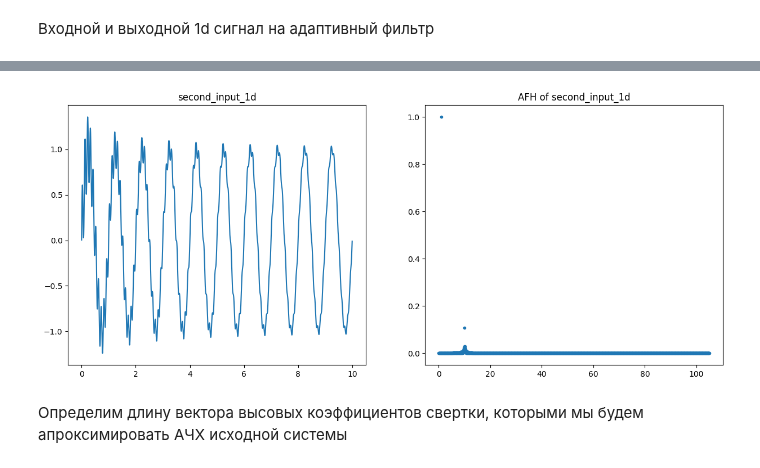
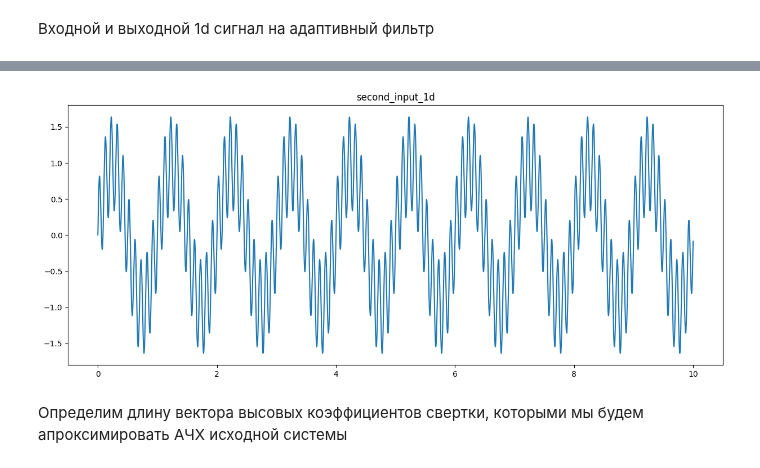
Before and after one commit to dd114/Adaptive-filter-1, a Jupyter notebook: Synthetic-signals.ipynb, the cells around one changed output, grey strips where cells are left out. Cells and saved outputs as stored; diff of their text form; code cells hidden in the pictures.

```diff
--- a/Synthetic-signals.ipynb
+++ b/Synthetic-signals.ipynb
@@ -100,11 +100,13 @@ number_of_point = 10000
 # number_of_point = first_input_1d.size
 t = np.linspace(0, right_bound, number_of_point, endpoint=False)
 # %%
-initial_weights_1d = np.array([0.1, 0.3, 0.5])
+initial_weights_1d = np.array([0.1, 0.3, 0.5, 0.4])
 # %%
-first_input_1d = 1 / (1 + t) * signal_1d(0.5, 10, 0, t)
-# first_input_1d = signal_1d(0.5, 10, 0, t)
+# first_input_1d = 1 / (1 + t) * signal_1d(0.5, 10, 0, t)
+first_input_1d = signal_1d(0.5, 10, 0, t)
 
-second_input_1d = signal_1d(1, 1, 0, t) + ps.processing_of_signal(first_input_1d, initial_weights_1d)
+noise = ps.processing_of_signal(first_input_1d, initial_weights_1d)
+
+second_input_1d = signal_1d(1, 1, 0, t) + noise
 # second_input_1d = ps.processing_of_signal(first_input_1d, initial_weights_1d)
 # %% [output]
@@ -130,21 +145,21 @@ plt.show()
 # %%
 plt.figure(figsize=(15, 6))
-plt.subplot(1, 2, 1)
+# plt.subplot(1, 2, 1)
 plt.plot(t, second_input_1d)
 plt.title("second_input_1d")
 # plt.show()
 
-freq_bound = 2100
-
-x = fftpack.rfftfreq(second_input_1d.size, right_bound / number_of_point)
-y = 2 * np.abs(fftpack.rfft(second_input_1d)) / second_input_1d.size
-
-plt.subplot(1, 2, 2)
-plt.plot(x[:freq_bound], y[:freq_bound], '.')
-plt.title("AFH of second_input_1d")
+# freq_bound = 2100
+#
+# x = fftpack.rfftfreq(second_input_1d.size, right_bound / number_of_point)
+# y = 2 * np.abs(fftpack.rfft(second_input_1d)) / second_input_1d.size
+#
+# plt.subplot(1, 2, 2)
+# plt.plot(x[:freq_bound], y[:freq_bound], '.')
+# plt.title("AFH of second_input_1d")
 plt.show()
 # %% [output]
-[figure, old version]
+[figure, new version]
 # %% [markdown]
 Определим длину вектора высовых коэффициентов свертки, которыми мы будем апроксимировать АЧХ исходной системы
 # %%
```
Also changed, not shown: parts of 16 cells of this notebook, 1 other file.
